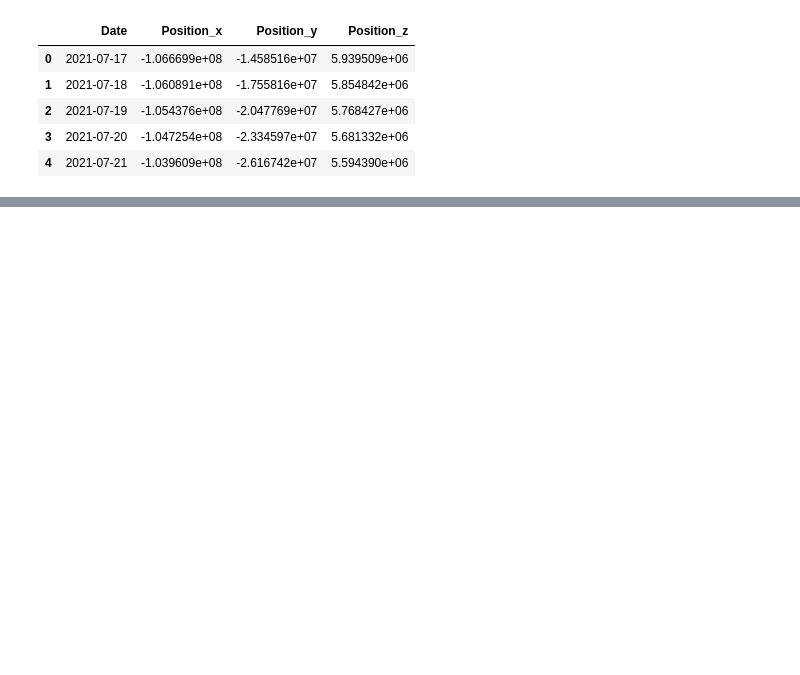
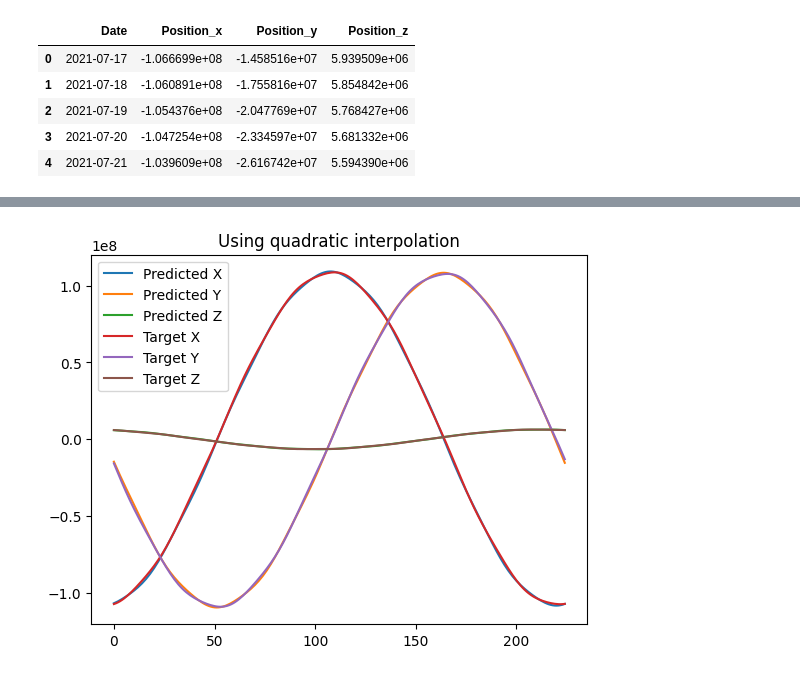
Before and after one commit to kvv1618/NumericalComputations, a Jupyter notebook: Project/interpolation/interpolate.ipynb, the cells around one changed output, grey strips where cells are left out. Cells and saved outputs as stored; diff of their text form; code cells hidden in the pictures; blank space fills up the shorter version.

```diff
--- a/Project/interpolation/interpolate.ipynb
+++ b/Project/interpolation/interpolate.ipynb
@@ -88,0 +95,4 @@ with open('Results/intepolated_position.txt', 'w') as f:
+# %%
+plot_results('quadratic', quad_prediction_x, quad_prediction_y, quad_prediction_z, target_coordinates)
+# %% [output]
+[figure, added]
```
Also changed, not shown: parts of 11 cells of this notebook.
